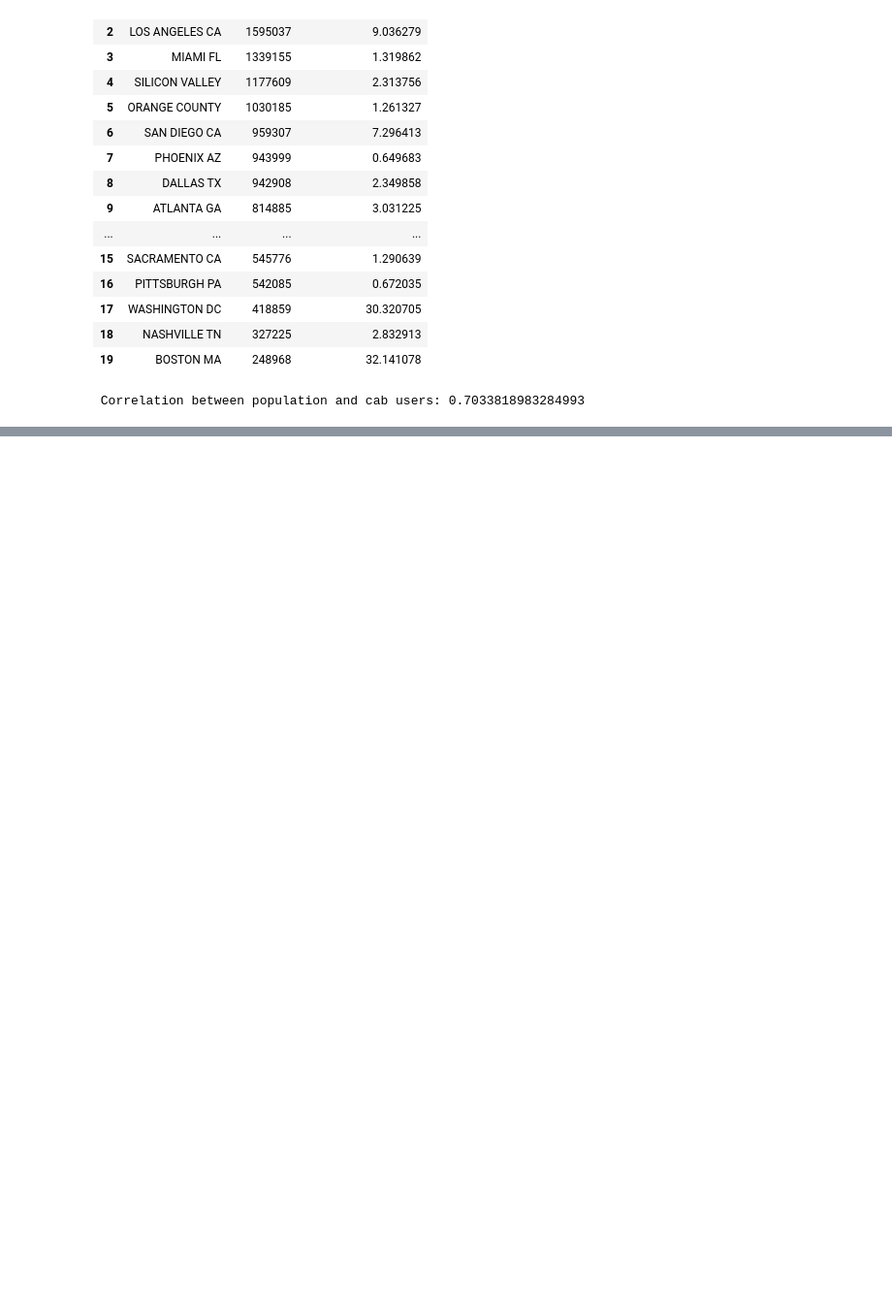
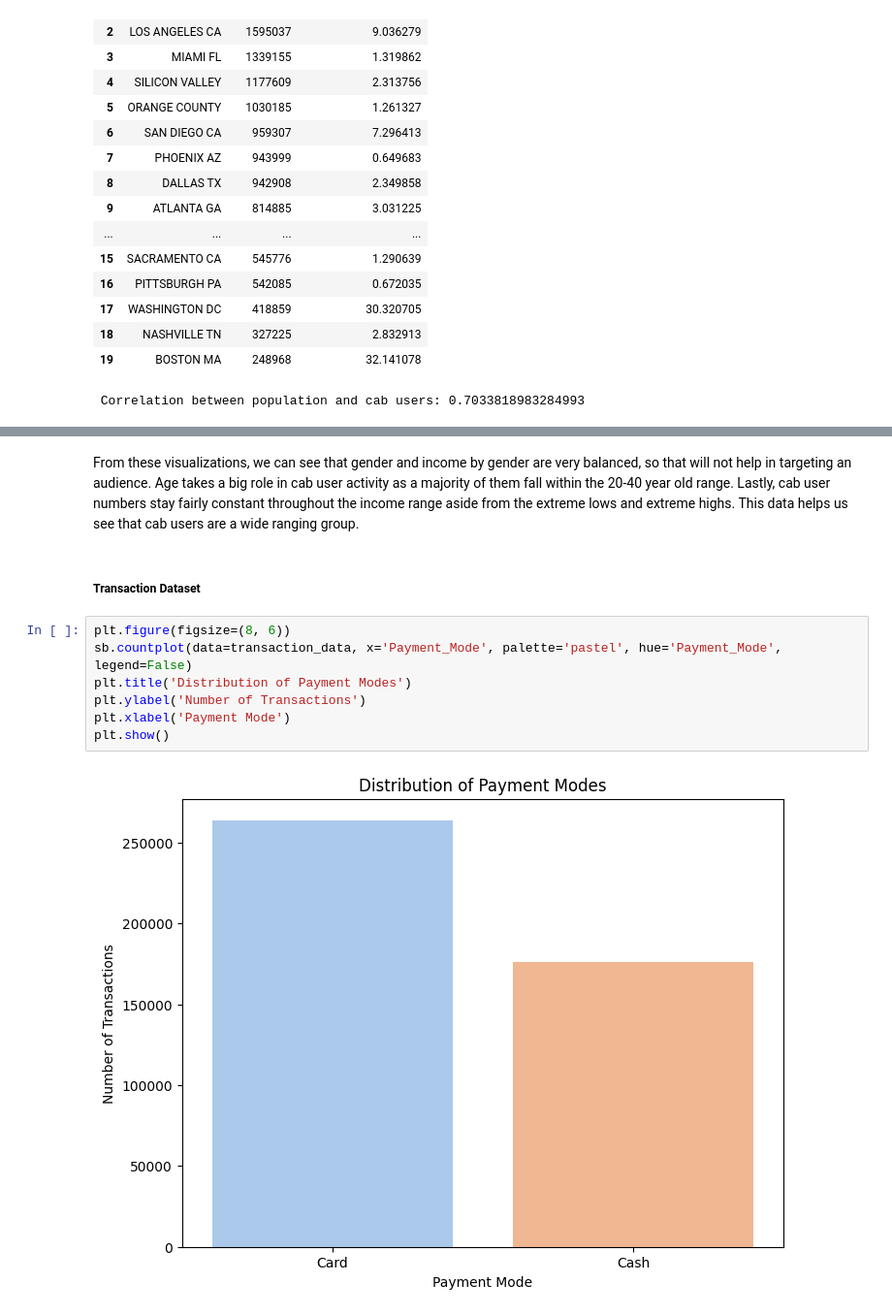
Before and after one commit to matthewiversen/data-glacier-internship, a Jupyter notebook: week-2/notebook.ipynb, the cells around one changed output, grey strips where cells are left out. Shown at 97% size. Cells and saved outputs as stored; diff of their text form; blank space fills up the shorter version.

```diff
--- a/week-2/notebook.ipynb
+++ b/week-2/notebook.ipynb
@@ -613,0 +652,13 @@ print(f" Correlation between population and cab users: {correlation_value}")
+# %% [markdown]
+From these visualizations, we can see that gender and income by gender are very balanced, so that will not help in targeting an audience. Age takes a big role in cab user activity as a majority of them fall within the 20-40 year old range. Lastly, cab user numbers stay fairly constant throughout the income range aside from the extreme lows and extreme highs. This data helps us see that cab users are a wide ranging group.
+# %% [markdown]
+##### Transaction Dataset
+# %%
+plt.figure(figsize=(8, 6))
+sb.countplot(data=transaction_data, x='Payment_Mode', palette='pastel', hue='Payment_Mode', legend=False)
+plt.title('Distribution of Payment Modes')
+plt.ylabel('Number of Transactions')
+plt.xlabel('Payment Mode')
+plt.show()
+# %% [output]
+[figure, added]
```
Also changed, not shown: parts of 8 cells of this notebook.
